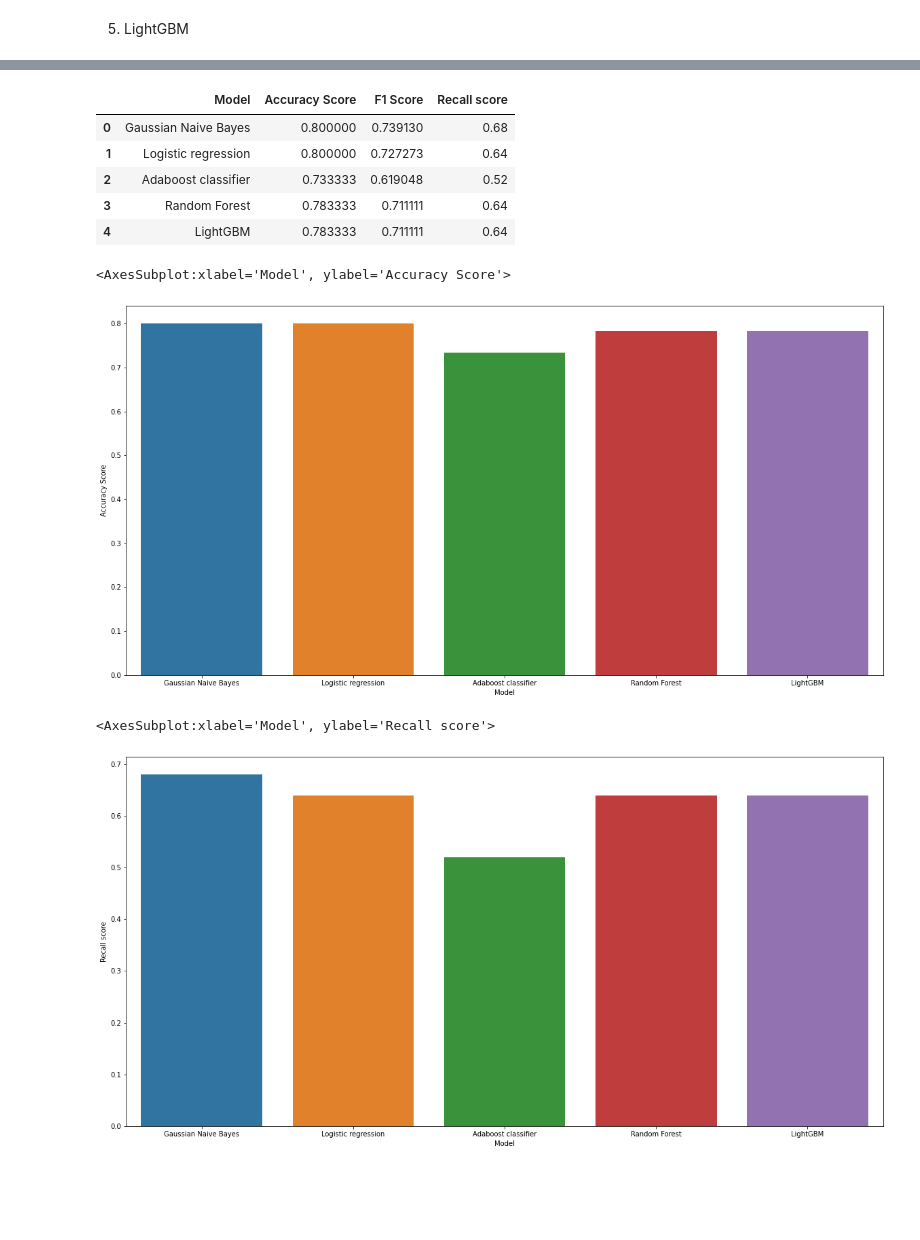
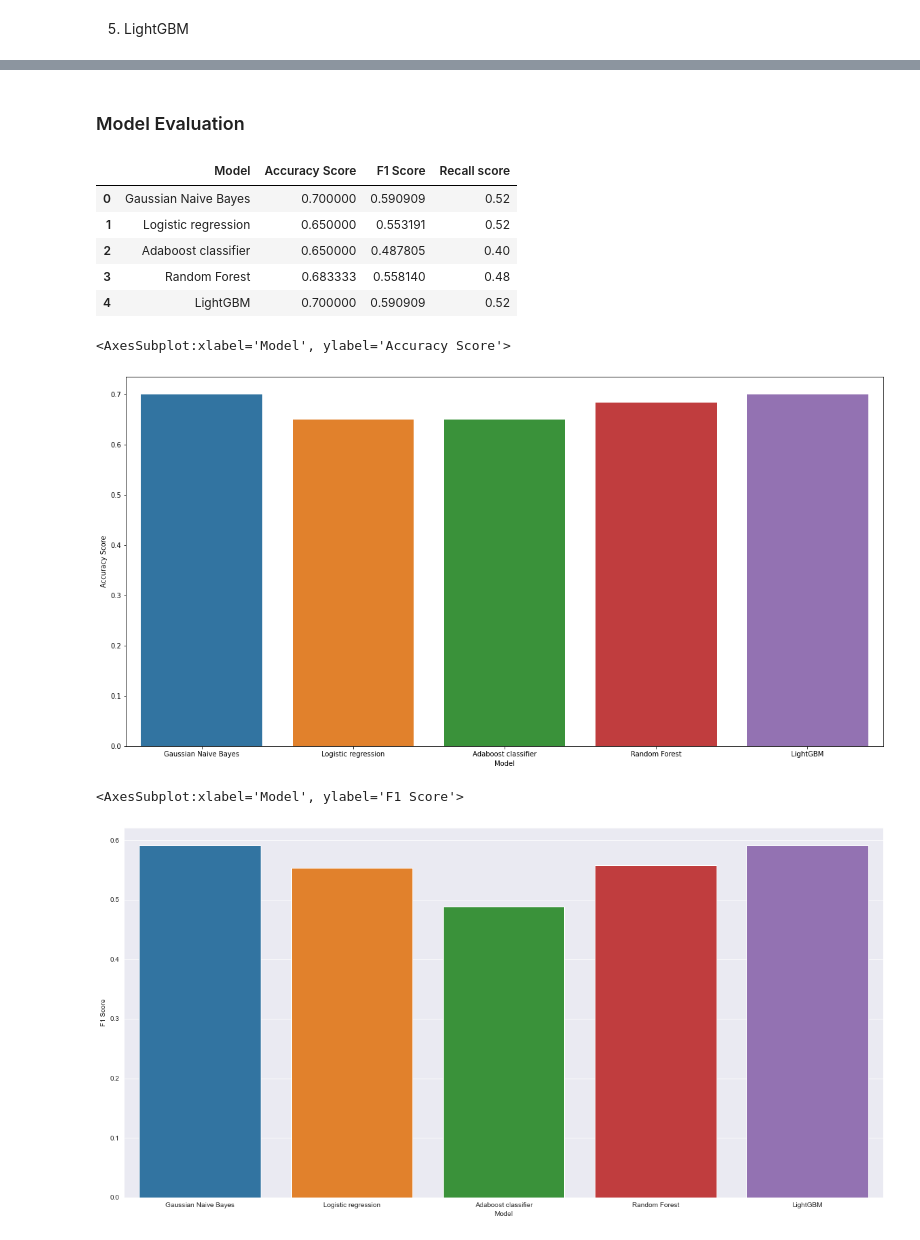
Before and after one commit to tminhquang00/EEET2485-heart-failure-prediction, a Jupyter notebook: heart-failure-detection.ipynb, the cells around one changed output, grey strips where cells are left out. Drawn from its saved outputs; the diff is of its cells as text; code cells hidden in the pictures; blank space fills up the shorter version.

```diff
--- a/heart-failure-detection.ipynb
+++ b/heart-failure-detection.ipynb
@@ -323,7 +323,7 @@ def remove_oulier(data, features):
     return data
 # %%
 y = data['DEATH_EVENT']
-X = data.drop(['DEATH_EVENT'], axis=1)
+X = data.drop(['DEATH_EVENT', 'time'], axis=1)
 X_train, X_val, y_train, y_val = train_test_split(X, y, train_size=0.8, test_size=0.2, random_state=42)
 # %%
 # Over sampling train data to avoid imbalance data set
@@ -655,23 +655,25 @@ Test Confusion Matrix:
+# %% [markdown]
+### Model Evaluation
 # %%
 # Display the score of model with test data set
 scores = pd.DataFrame(model_score, columns =['Model', 'Accuracy Score', 'F1 Score', 'Recall score'])
 scores
 # %% [output]
 |  | Model | Accuracy Score | F1 Score | Recall score |
-| 0 | Gaussian Naive Bayes | 0.800000 | 0.739130 | 0.68 |
-| 1 | Logistic regression | 0.800000 | 0.727273 | 0.64 |
-| 2 | Adaboost classifier | 0.733333 | 0.619048 | 0.52 |
-| 3 | Random Forest | 0.783333 | 0.711111 | 0.64 |
-| 4 | LightGBM | 0.783333 | 0.711111 | 0.64 |
+| 0 | Gaussian Naive Bayes | 0.700000 | 0.590909 | 0.52 |
+| 1 | Logistic regression | 0.650000 | 0.553191 | 0.52 |
+| 2 | Adaboost classifier | 0.650000 | 0.487805 | 0.40 |
+| 3 | Random Forest | 0.683333 | 0.558140 | 0.48 |
+| 4 | LightGBM | 0.700000 | 0.590909 | 0.52 |
 # %%
 fig, ax = plt.subplots(figsize=(20,10))
 sns.barplot(data=scores, x='Model', y='Accuracy Score',  ax=ax)
 # %% [output]
 <AxesSubplot:xlabel='Model', ylabel='Accuracy Score'>
-[figure, old version]
+[figure, new version]
 # %%
 fig, ax = plt.subplots(figsize=(20,10))
-sns.barplot(data=scores, x='Model', y='Recall score',  ax=ax)
+sns.barplot(data=scores, x='Model', y='F1 Score',  ax=ax)
 # %% [output]
-<AxesSubplot:xlabel='Model', ylabel='Recall score'>
+<AxesSubplot:xlabel='Model', ylabel='F1 Score'>
-[figure, old version]
+[figure, new version]
```
Also changed, not shown: parts of 12 cells of this notebook.
